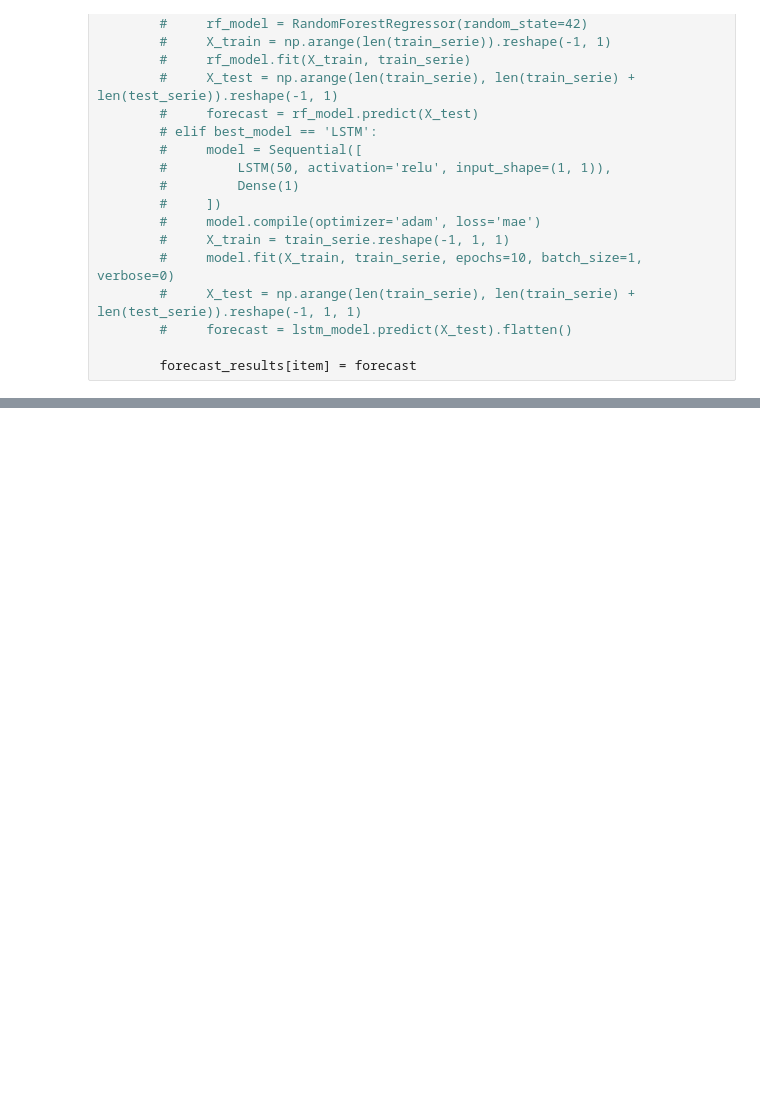
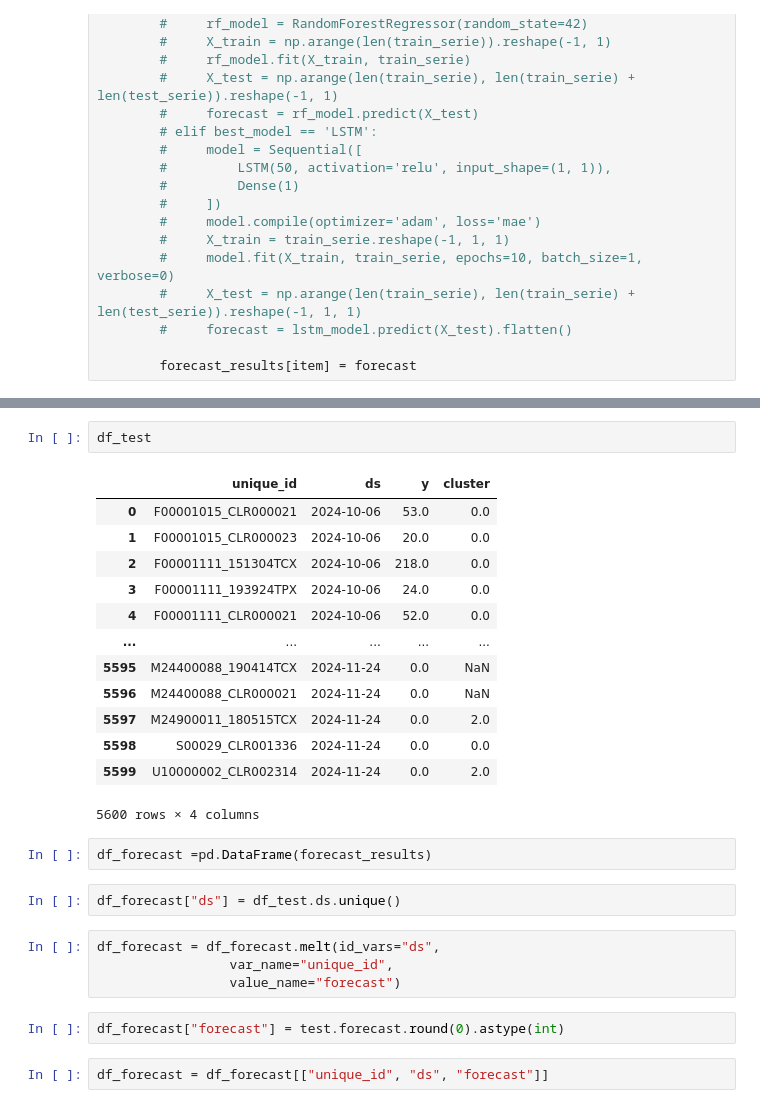
Before and after one commit to noeasyday7/bright_river, a Jupyter notebook: V. Forecasting.ipynb, the cells around one changed output, grey strips where cells are left out. Saved outputs shown, nothing was run; the diff lists cells and outputs as text; blank space fills up the shorter version.

Commit message:
Forecast file saving

```diff
--- a/V. Forecasting.ipynb
+++ b/V. Forecasting.ipynb
@@ -106,0 +130,28 @@ for c in range(nb_clusters):
+# %%
+df_test
+# %% [output]
+|  | unique_id | ds | y | cluster |
+| 0 | F00001015_CLR000021 | 2024-10-06 | 53.0 | 0.0 |
+| 1 | F00001015_CLR000023 | 2024-10-06 | 20.0 | 0.0 |
+| 2 | F00001111_151304TCX | 2024-10-06 | 218.0 | 0.0 |
+| 3 | F00001111_193924TPX | 2024-10-06 | 24.0 | 0.0 |
+| 4 | F00001111_CLR000021 | 2024-10-06 | 52.0 | 0.0 |
+| ... | ... | ... | ... | ... |
+| 5595 | M24400088_190414TCX | 2024-11-24 | 0.0 | NaN |
+| 5596 | M24400088_CLR000021 | 2024-11-24 | 0.0 | NaN |
+| 5597 | M24900011_180515TCX | 2024-11-24 | 0.0 | 2.0 |
+| 5598 | S00029_CLR001336 | 2024-11-24 | 0.0 | 0.0 |
+| 5599 | U10000002_CLR002314 | 2024-11-24 | 0.0 | 2.0 |
+5600 rows × 4 columns
+# %%
+df_forecast =pd.DataFrame(forecast_results)
+# %%
+df_forecast["ds"] = df_test.ds.unique()
+# %%
+df_forecast = df_forecast.melt(id_vars="ds",
+                 var_name="unique_id",
+                 value_name="forecast")
+# %%
+df_forecast["forecast"] = test.forecast.round(0).astype(int)
+# %%
+df_forecast = df_forecast[["unique_id", "ds", "forecast"]]
```
Also changed, not shown: parts of 3 cells of this notebook, 5 other files.
